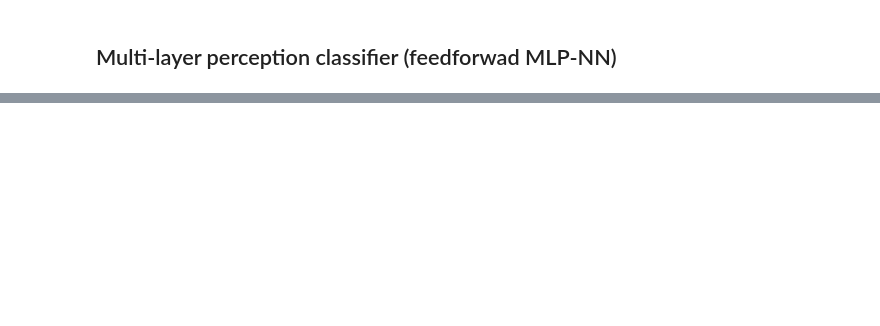
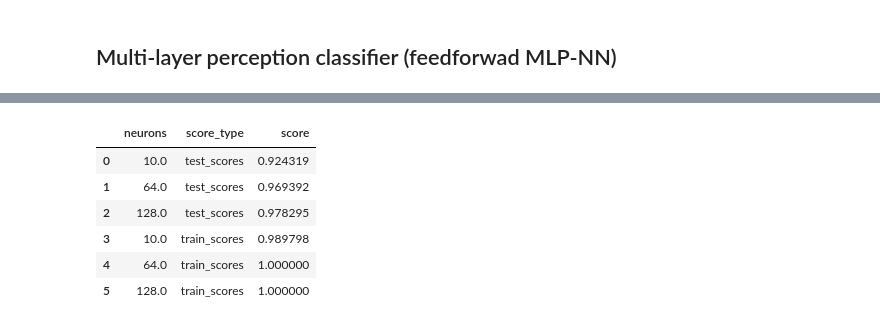
Before and after one commit to Mschaid/digit_classification, a Jupyter notebook: notebooks/digit_eda.ipynb, the cells around one changed output, grey strips where cells are left out. Cells and saved outputs as stored; diff of their text form; code cells hidden in the pictures; blank space fills up the shorter version.

```diff
--- a/notebooks/digit_eda.ipynb
+++ b/notebooks/digit_eda.ipynb
@@ -147,0 +170,11 @@ results
+# %%
+layer_3_results = results_df(scores = three_layer_scores, col = three_layer_n, col_name = 'neurons')
+layer_3_results
+# %% [output]
+|  | neurons | score_type | score |
+| 0 | 10.0 | test_scores | 0.924319 |
+| 1 | 64.0 | test_scores | 0.969392 |
+| 2 | 128.0 | test_scores | 0.978295 |
+| 3 | 10.0 | train_scores | 0.989798 |
+| 4 | 64.0 | train_scores | 1.000000 |
+| 5 | 128.0 | train_scores | 1.000000 |
```
Also changed, not shown: parts of 14 cells of this notebook.
